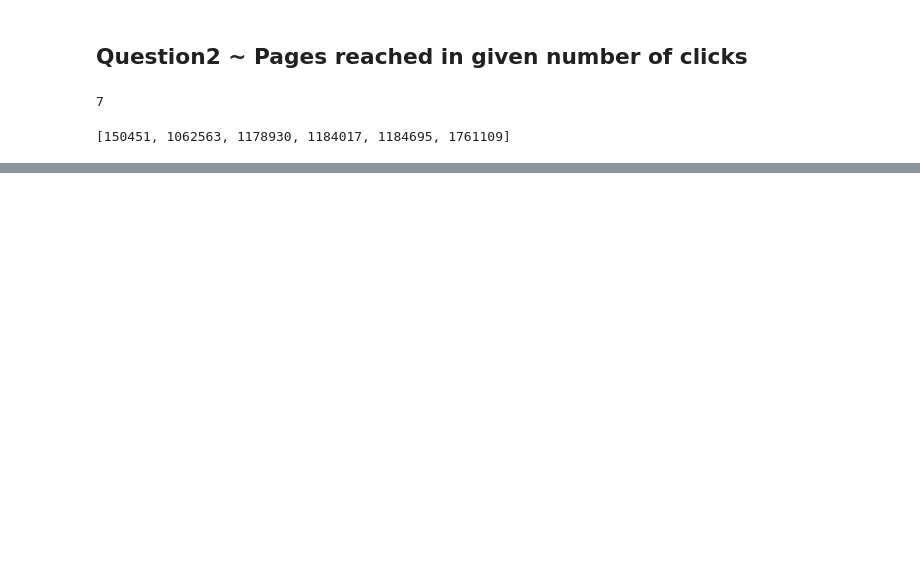
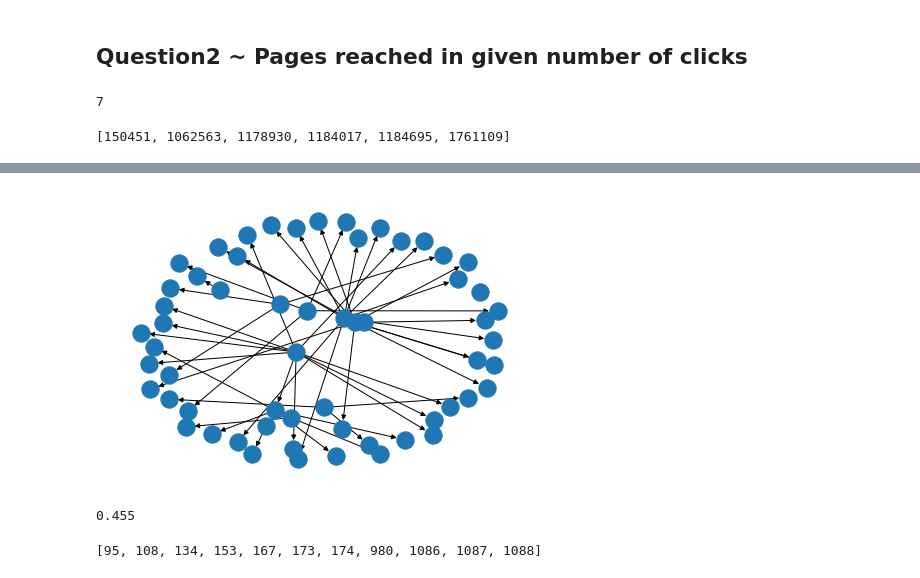
Before and after one commit to JuanMataNaranjo/ADM-HW5, a Jupyter notebook: main.ipynb, the cells around one changed output, grey strips where cells are left out. Saved outputs shown, nothing was run; the diff lists cells and outputs as text; code cells hidden in the pictures; blank space fills up the shorter version.

```diff
--- a/main.ipynb
+++ b/main.ipynb
@@ -53,3 +58,5 @@ len(pages_seen)
 link_dict[1185516]
 # %% [output]
 [150451, 1062563, 1178930, 1184017, 1184695, 1761109]
+# %%
+link_df = funcs.read_graph(output='df')
@@ -55,0 +65,2 @@ link_dict[1185516]
+# %%
+test_graph = Graph()
@@ -55,0 +71,4 @@ link_dict[1185516]
+# %%
+for index, row in link_df.head(50).iterrows():
+    test_graph.add_edge(row[0], row[1])
+#test_graph.add_edge()
@@ -55,0 +133,12 @@ link_dict[1185516]
+# %%
+test_graph.plot_graph(False)
+# %% [output]
+[figure, added]
+# %%
+test_graph.density_
+# %% [output]
+0.455
+# %%
+test_graph.get_vertices()
+# %% [output]
+[95, 108, 134, 153, 167, 173, 174, 980, 1086, 1087, 1088]
```
Also changed, not shown: parts of 34 cells of this notebook, 2 other files.
